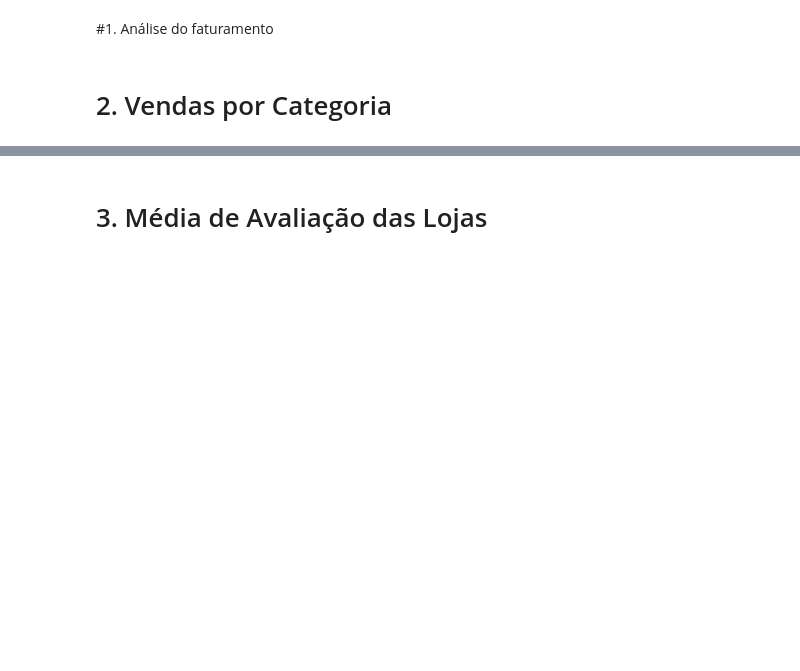
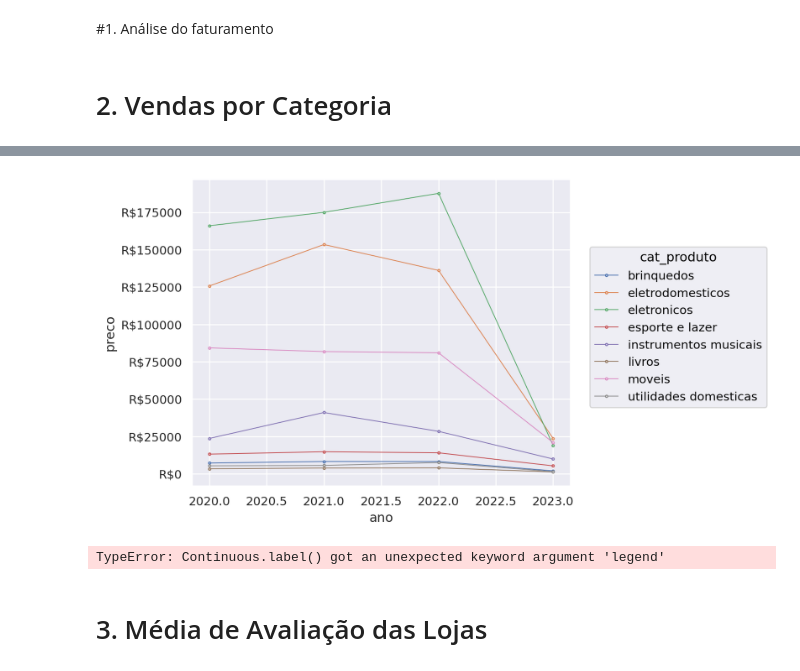
Before and after one commit to ton-oliveira/challenge1-data-science, a Jupyter notebook: AluraStoreBr.ipynb, the cells around one changed output, grey strips where cells are left out. Saved outputs shown, nothing was run; the diff lists cells and outputs as text; code cells hidden in the pictures; blank space fills up the shorter version.

```diff
--- a/AluraStoreBr.ipynb
+++ b/AluraStoreBr.ipynb
@@ -114,2 +89,17 @@ memory usage: 239.7+ KB
+# %%
+p3 = so.Plot(cat_loja3, y='preco', x='ano', color='cat_produto').scale(
+    y=so.Continuous().label(
+        like="R${x:g}")
+)
+p3.add(so.Path(marker="o", pointsize=2, linewidth=.75, fillcolor="w"))
+# %% [output]
+[figure, added]
+# %%
+p4 = so.Plot(cat_loja4, y='preco', x='ano', color='cat_produto').scale(
+    y=so.Continuous().label(like="R${x:.0f}").label(legend='LOJA')
+)
+p4.add(so.Path(marker="o", pointsize=2, linewidth=.75, fillcolor="w"))
+# %% [output]
+TypeError: Continuous.label() got an unexpected keyword argument 'legend'
 # %% [markdown]
 # 3. Média de Avaliação das Lojas
```
Also changed, not shown: parts of 12 cells of this notebook.
